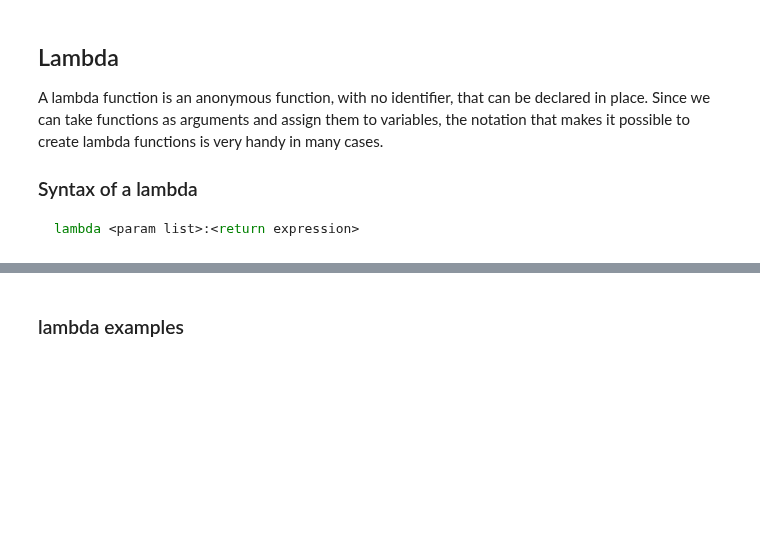
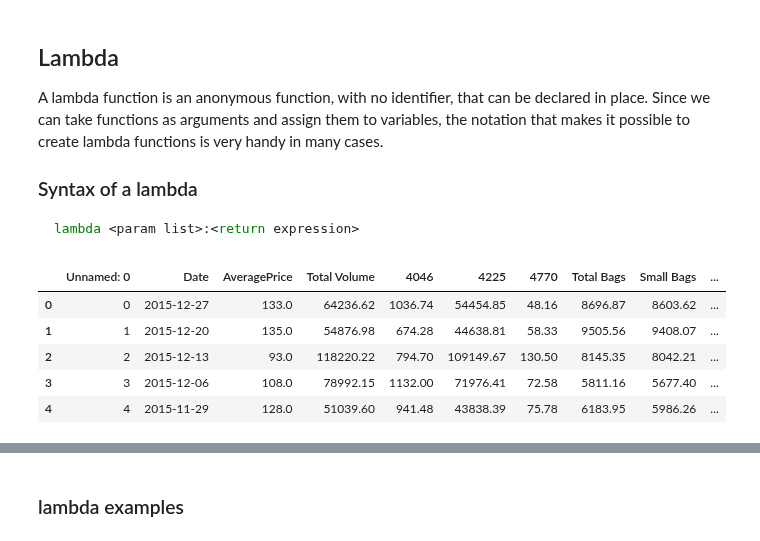
Before and after one commit to Ironhack-data-bcn-oct-2023/lectures, a Jupyter notebook: week-1/4.1- Functions.ipynb, the cells around one changed output, grey strips where cells are left out. Drawn from its saved outputs; the diff is of its cells as text; code cells hidden in the pictures; blank space fills up the shorter version.

```diff
--- a/week-1/4.1- Functions.ipynb
+++ b/week-1/4.1- Functions.ipynb
@@ -785,0 +1136,17 @@ lambda <param list>:<return expression>
+# %%
+import pandas as pd
+df = pd.read_csv("../datasets/avocado_kaggle.csv")
+df.head()
+
+
+df["AveragePrice"] = df["AveragePrice"].apply(lambda x: x*100)
+df.head()
+
+#{"AveragePrice": [133.0, 135.0, 93.0]}
+# %% [output]
+|  | Unnamed: 0 | Date | AveragePrice | Total Volume | 4046 | 4225 | 4770 | Total Bags | Small Bags | ... |
+| 0 | 0 | 2015-12-27 | 133.0 | 64236.62 | 1036.74 | 54454.85 | 48.16 | 8696.87 | 8603.62 | ... |
+| 1 | 1 | 2015-12-20 | 135.0 | 54876.98 | 674.28 | 44638.81 | 58.33 | 9505.56 | 9408.07 | ... |
+| 2 | 2 | 2015-12-13 | 93.0 | 118220.22 | 794.70 | 109149.67 | 130.50 | 8145.35 | 8042.21 | ... |
+| 3 | 3 | 2015-12-06 | 108.0 | 78992.15 | 1132.00 | 71976.41 | 72.58 | 5811.16 | 5677.40 | ... |
+| 4 | 4 | 2015-11-29 | 128.0 | 51039.60 | 941.48 | 43838.39 | 75.78 | 6183.95 | 5986.26 | ... |
```
Also changed, not shown: parts of 194 cells of this notebook.
